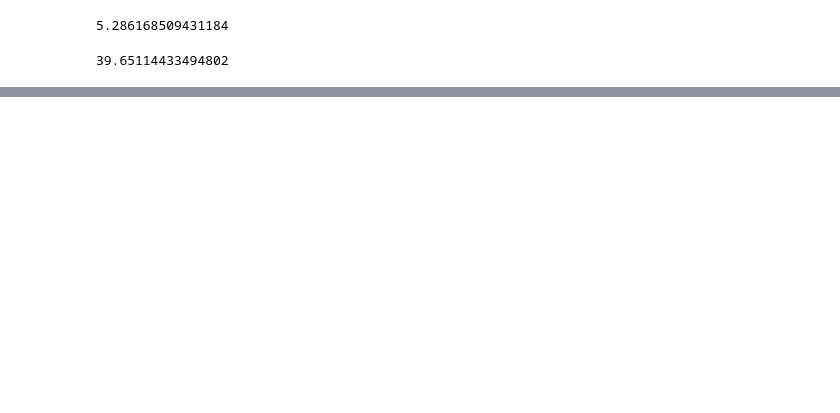
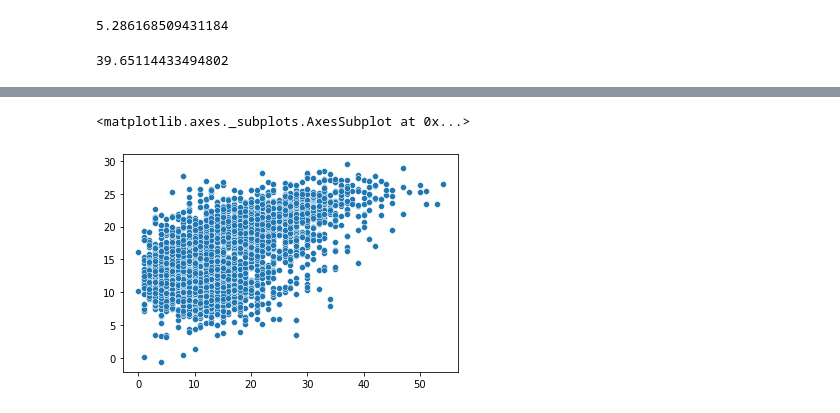
Before and after one commit to Shonit262/ANNWindSpeed, a Jupyter notebook: Untitled4.ipynb, the cells around one changed output, grey strips where cells are left out. Saved outputs shown, nothing was run; the diff lists cells and outputs as text; code cells hidden in the pictures; blank space fills up the shorter version.

```diff
--- a/Untitled4.ipynb
+++ b/Untitled4.ipynb
@@ -199,0 +229,5 @@ print(MAPE(pred,Y_test))
+# %%
+sns.scatterplot(x=Y_test, y=pred)
+# %% [output]
+<matplotlib.axes._subplots.AxesSubplot at 0x...>
+[figure, added]
```
Also changed, not shown: parts of 6 cells of this notebook.
